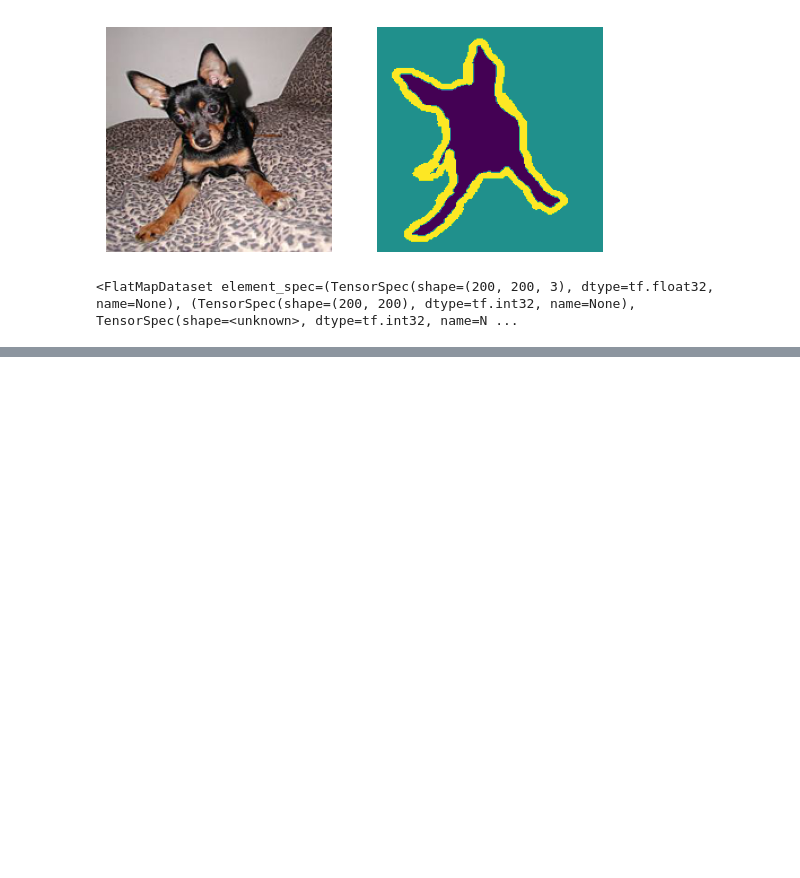
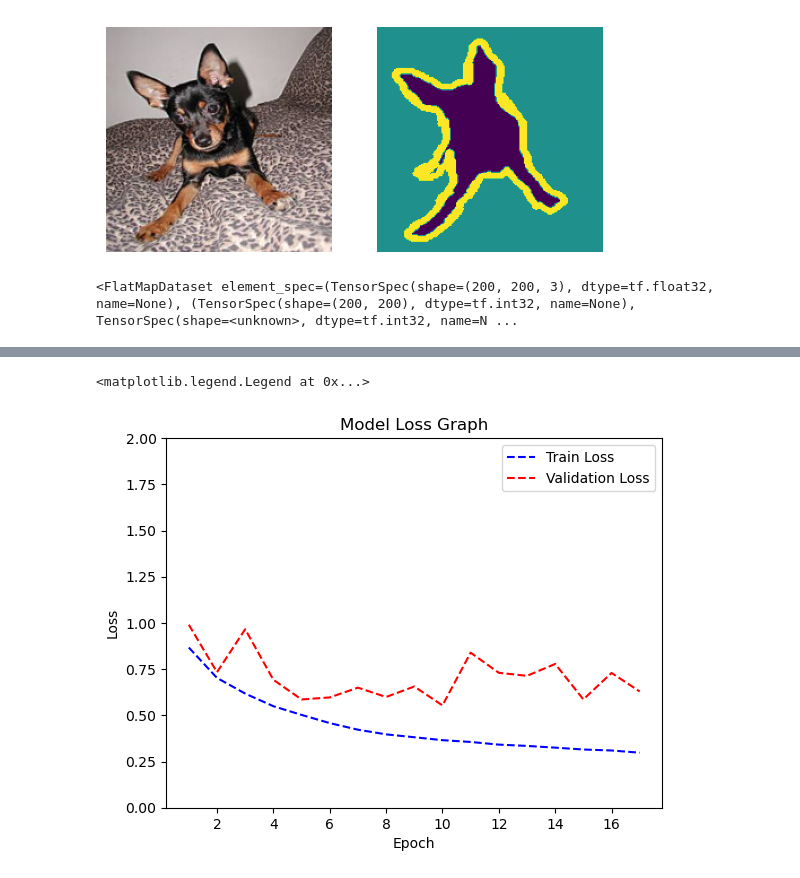
Before and after one commit to MinhyukWoo/keras_lecture, a Jupyter notebook: deep_learning_with_python/segmentation/multi_seg_conv.ipynb, the cells around one changed output, grey strips where cells are left out. Drawn from its saved outputs; the diff is of its cells as text; code cells hidden in the pictures; blank space fills up the shorter version.

Commit message:
Train multi segmentation

```diff
--- a/deep_learning_with_python/segmentation/multi_seg_conv.ipynb
+++ b/deep_learning_with_python/segmentation/multi_seg_conv.ipynb
@@ -192,17 +208,18 @@ model.compile(
         tf.keras.losses.SparseCategoricalCrossentropy(),
         tf.keras.losses.BinaryCrossentropy(),
     ],
-    metrics=[[], [tf.keras.metrics.BinaryAccuracy()]]
+    loss_weights=[0.8, 0.2],
+    metrics=[[tf.keras.metrics.SparseCategoricalCrossentropy()], [tf.keras.metrics.BinaryAccuracy()]]
 )
 # %%
 callbacks = [
-    tf.keras.callbacks.EarlyStopping(patience=5, restore_best_weights=True),
+    tf.keras.callbacks.EarlyStopping(patience=7, restore_best_weights=True),
     tf.keras.callbacks.ModelCheckpoint("", save_best_only=True)
 ]
 # %%
 history = model.fit(
     train_dataset.shuffle(4096).repeat(1).batch(32),
-    epochs=50,
+    epochs=70,
     validation_data=validation_dataset.repeat(1).batch(32),
     callbacks=callbacks
 )
@@ -230,0 +246,12 @@ KeyboardInterrupt:
+# %%
+x_range = range(1, len(history.history["loss"]) + 1)
+plt.plot(x_range, history.history["loss"], "b--", label="Train Loss")
+plt.plot(x_range, history.history["val_loss"], "r--", label="Validation Loss")
+plt.ylim((0, 2))
+plt.xlabel("Epoch")
+plt.ylabel("Loss")
+plt.title("Model Loss Graph")
+plt.legend()
+# %% [output]
+<matplotlib.legend.Legend at 0x...>
+[figure, added]
```
Also changed, not shown: parts of 5 cells of this notebook, 1 other file.
